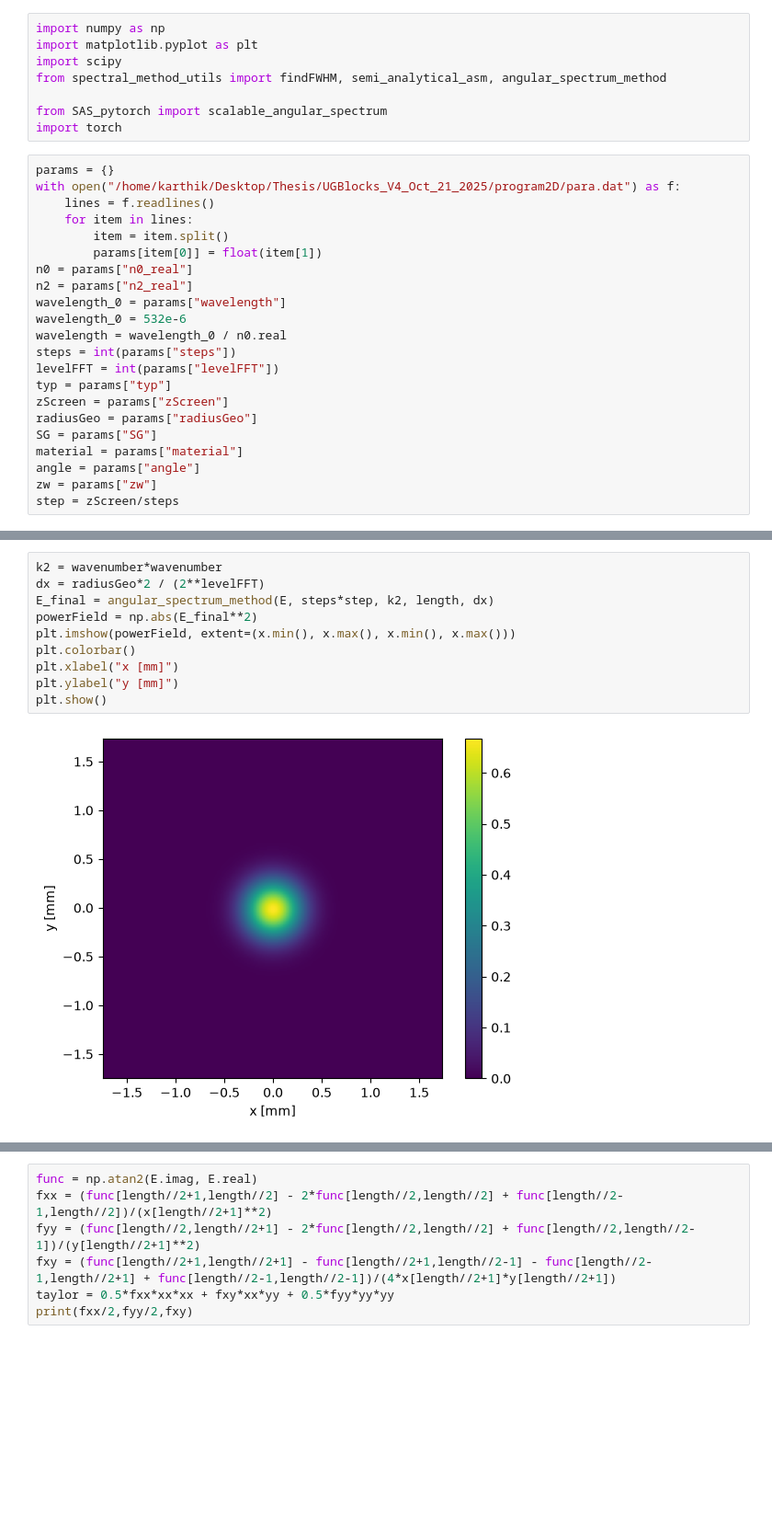
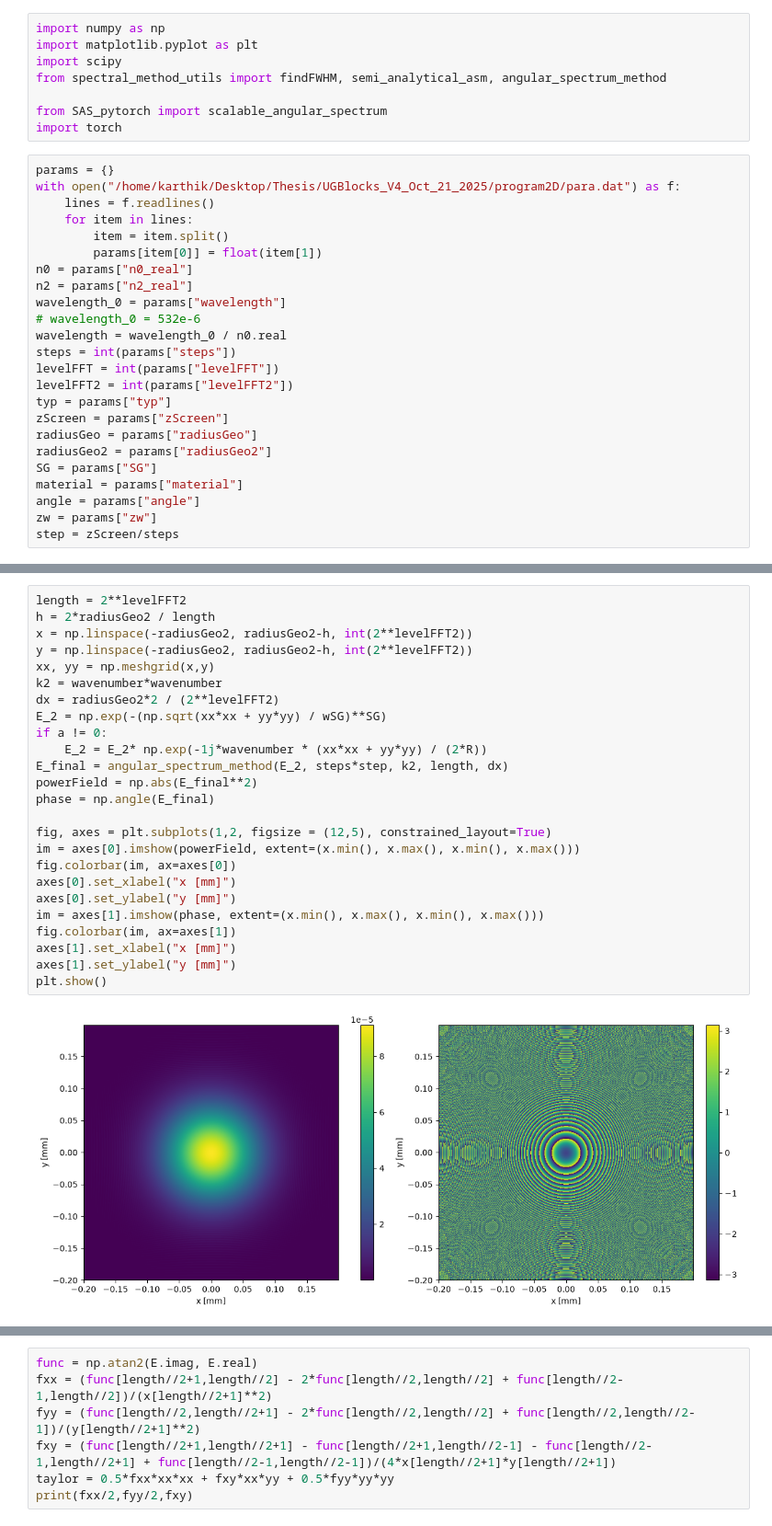
Before and after one commit to kskarthiksk/gaussian_duct_1, a Jupyter notebook: spectral_method.ipynb, the cells around one changed output, grey strips where cells are left out. Shown at 92% size. Saved outputs shown, nothing was run; the diff lists cells and outputs as text; blank space fills up the shorter version.

```diff
--- a/spectral_method.ipynb
+++ b/spectral_method.ipynb
@@ -16,13 +16,15 @@ with open("/home/karthik/Desktop/Thesis/UGBlocks_V4_Oct_21_2025/program2D/para.d
 n0 = params["n0_real"]
 n2 = params["n2_real"]
 wavelength_0 = params["wavelength"]
-wavelength_0 = 532e-6
+# wavelength_0 = 532e-6
 wavelength = wavelength_0 / n0.real
 steps = int(params["steps"])
 levelFFT = int(params["levelFFT"])
+levelFFT2 = int(params["levelFFT2"])
 typ = params["typ"]
 zScreen = params["zScreen"]
 radiusGeo = params["radiusGeo"]
+radiusGeo2 = params["radiusGeo2"]
 SG = params["SG"]
 material = params["material"]
 angle = params["angle"]
@@ -96,12 +121,27 @@ plt.show()
 # %%
+length = 2**levelFFT2
+h = 2*radiusGeo2 / length
+x = np.linspace(-radiusGeo2, radiusGeo2-h, int(2**levelFFT2))
+y = np.linspace(-radiusGeo2, radiusGeo2-h, int(2**levelFFT2))
+xx, yy = np.meshgrid(x,y)
 k2 = wavenumber*wavenumber
-dx = radiusGeo*2 / (2**levelFFT)
-E_final = angular_spectrum_method(E, steps*step, k2, length, dx)
+dx = radiusGeo2*2 / (2**levelFFT2)
+E_2 = np.exp(-(np.sqrt(xx*xx + yy*yy) / wSG)**SG)
+if a != 0:
+    E_2 = E_2* np.exp(-1j*wavenumber * (xx*xx + yy*yy) / (2*R))
+E_final = angular_spectrum_method(E_2, steps*step, k2, length, dx)
 powerField = np.abs(E_final**2)
-plt.imshow(powerField, extent=(x.min(), x.max(), x.min(), x.max()))
-plt.colorbar()
-plt.xlabel("x [mm]")
-plt.ylabel("y [mm]")
+phase = np.angle(E_final)
+
+fig, axes = plt.subplots(1,2, figsize = (12,5), constrained_layout=True)
+im = axes[0].imshow(powerField, extent=(x.min(), x.max(), x.min(), x.max()))
+fig.colorbar(im, ax=axes[0])
+axes[0].set_xlabel("x [mm]")
+axes[0].set_ylabel("y [mm]")
+im = axes[1].imshow(phase, extent=(x.min(), x.max(), x.min(), x.max()))
+fig.colorbar(im, ax=axes[1])
+axes[1].set_xlabel("x [mm]")
+axes[1].set_ylabel("y [mm]")
 plt.show()
 # %% [output]
-[figure, old version]
+[figure, new version]
```
Also changed, not shown: parts of 10 cells of this notebook, 8 other files.
